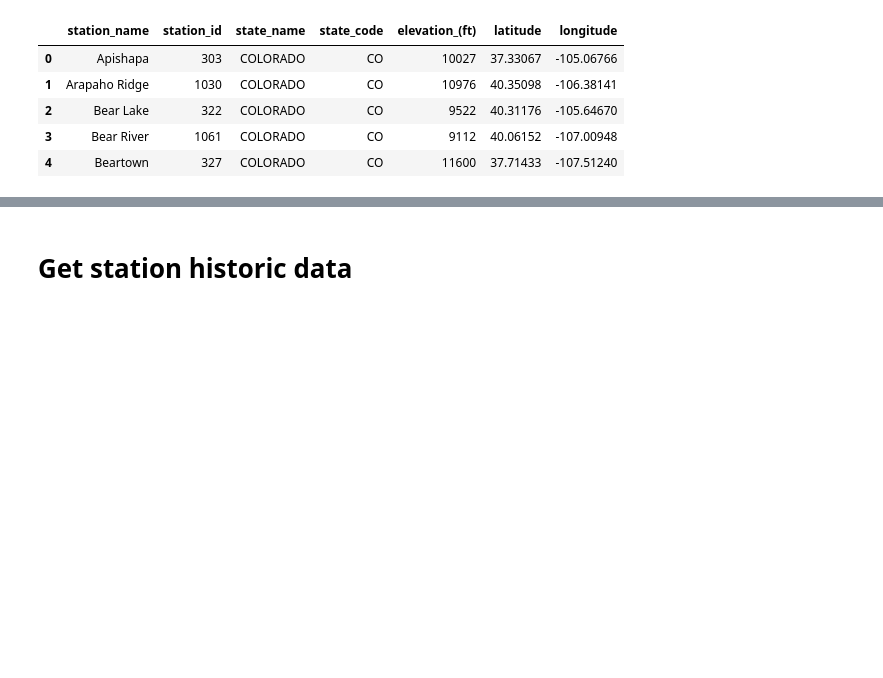
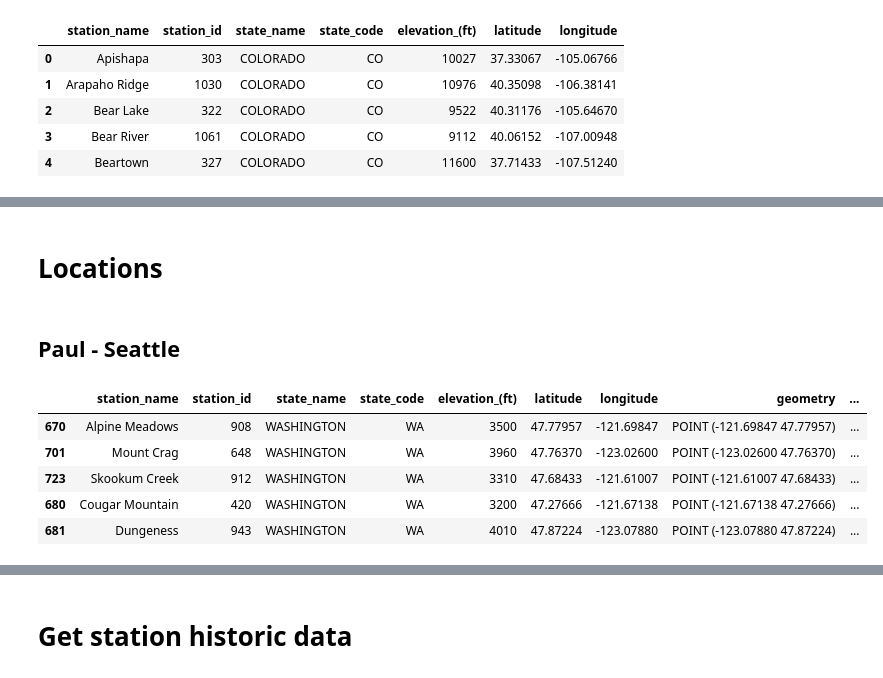
Before and after one commit to cnd9/snow, a Jupyter notebook: snotel/snotel_donnellys.ipynb, the cells around one changed output, grey strips where cells are left out. Saved outputs shown, nothing was run; the diff lists cells and outputs as text; code cells hidden in the pictures; blank space fills up the shorter version.

```diff
--- a/snotel/snotel_donnellys.ipynb
+++ b/snotel/snotel_donnellys.ipynb
@@ -93,3 +97,21 @@ sno_gdf['station_id_s'] = sno_df['station_id'].apply(lambda x:str(x))
+# %%
+import geopandas as gpd
+from geopy.distance import geodesic
+
+# Assuming your GeoPandas DataFrame is named 'gdf'
+# and you have a specific location in latitude and longitude
+target_location = (target_latitude, target_longitude)
+
+# Function to calculate distance between two points
+def calculate_distance(row):
+    point = (row['latitude'], row['longitude'])
+    return geodesic(target_location, point).km
+
+# Calculate distances and add a new column to the DataFrame
+gdf['distance_to_target'] = gdf.apply(calculate_distance, axis=1)
+
+# Sort the DataFrame by the calculated distances
+sorted_gdf = gdf.sort_values(by='distance_to_target')
 # %%
 sno_gdf.hvplot.points( color='red', tiles='OSM',geo=True, hover_cols=['station_name','elevation_(ft)','station_id_s'],width=800,height=800)
 # %% [output]
@@ -104,0 +152,18 @@ hvplot.extension('bokeh')
+# %% [markdown]
+# Locations
+# %%
+import geopandas as gpd
+from geopy.distance import geodesic
+locations = {'seattle': (47.6061,-122.3328),
+            'aspen': (39.191,-106.817),
+            'whitefish': (48.411,-114.338)}
+
+def calculate_distance(row, loc):
+    point = (row['latitude'], row['longitude'])
+    return geodesic(target_location, (row['latitude'], row['longitude'])).km
+
+def sort_by_distance(gdf, loc):
+    gdf['distance'] = gdf.apply(
+        lambda x: geodesic(loc, (x['latitude'], x['longitude'])).km, axis=1)
+    gdf = gdf.sort_values('distance', ascending = True)
+    return gdf
@@ -104,0 +185,12 @@ hvplot.extension('bokeh')
+# %% [markdown]
+## Paul - Seattle
+# %%
+wa_sno = sort_by_distance(sno_gdf, locations['seattle'])
+sno_gdf.head()
+# %% [output]
+|  | station_name | station_id | state_name | state_code | elevation_(ft) | latitude | longitude | geometry | ... |
+| 670 | Alpine Meadows | 908 | WASHINGTON | WA | 3500 | 47.77957 | -121.69847 | POINT (-121.69847 47.77957) | ... |
+| 701 | Mount Crag | 648 | WASHINGTON | WA | 3960 | 47.76370 | -123.02600 | POINT (-123.02600 47.76370) | ... |
+| 723 | Skookum Creek | 912 | WASHINGTON | WA | 3310 | 47.68433 | -121.61007 | POINT (-121.61007 47.68433) | ... |
+| 680 | Cougar Mountain | 420 | WASHINGTON | WA | 3200 | 47.27666 | -121.67138 | POINT (-121.67138 47.27666) | ... |
+| 681 | Dungeness | 943 | WASHINGTON | WA | 4010 | 47.87224 | -123.07880 | POINT (-123.07880 47.87224) | ... |
```
Also changed, not shown: parts of 30 cells of this notebook.
